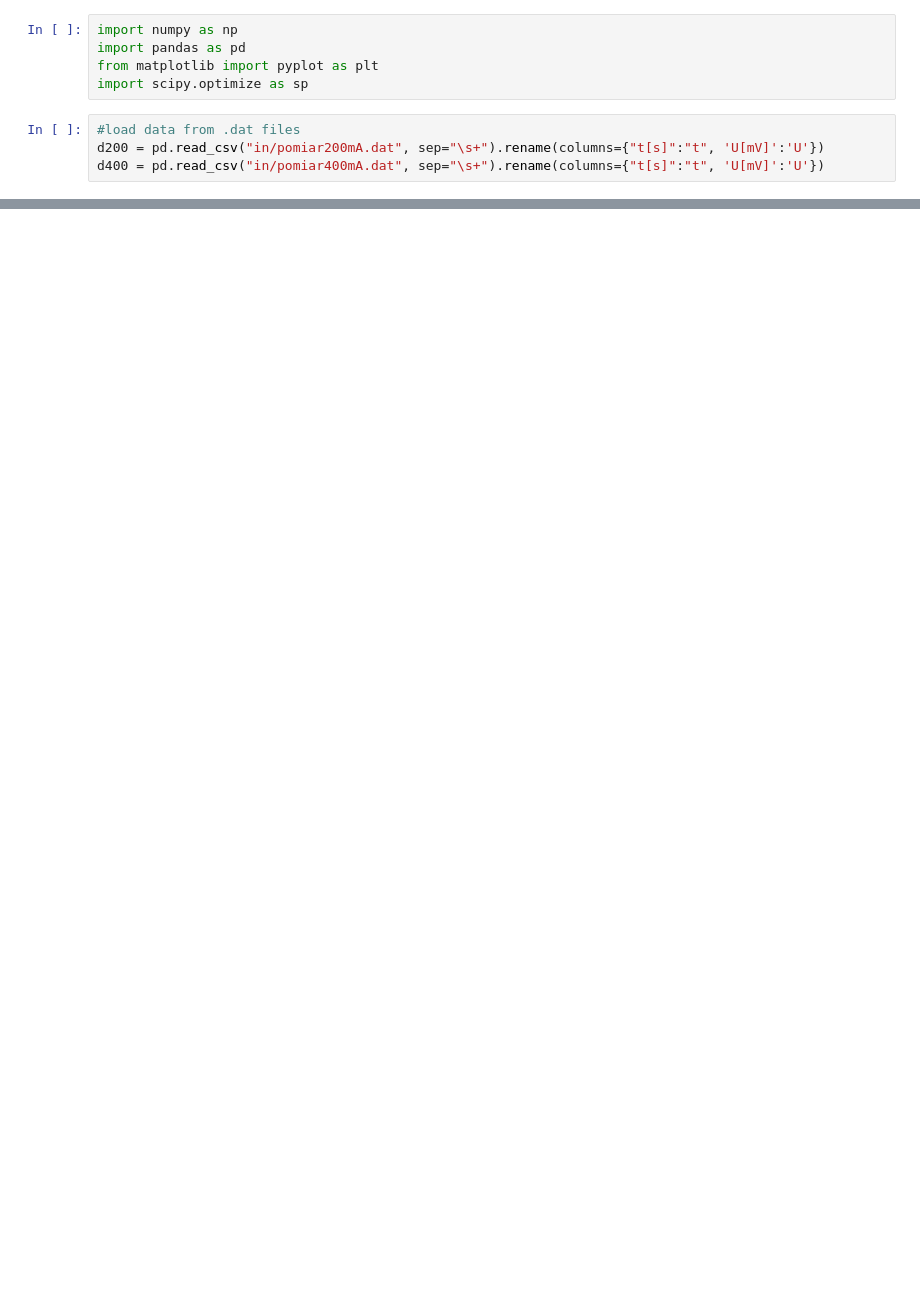
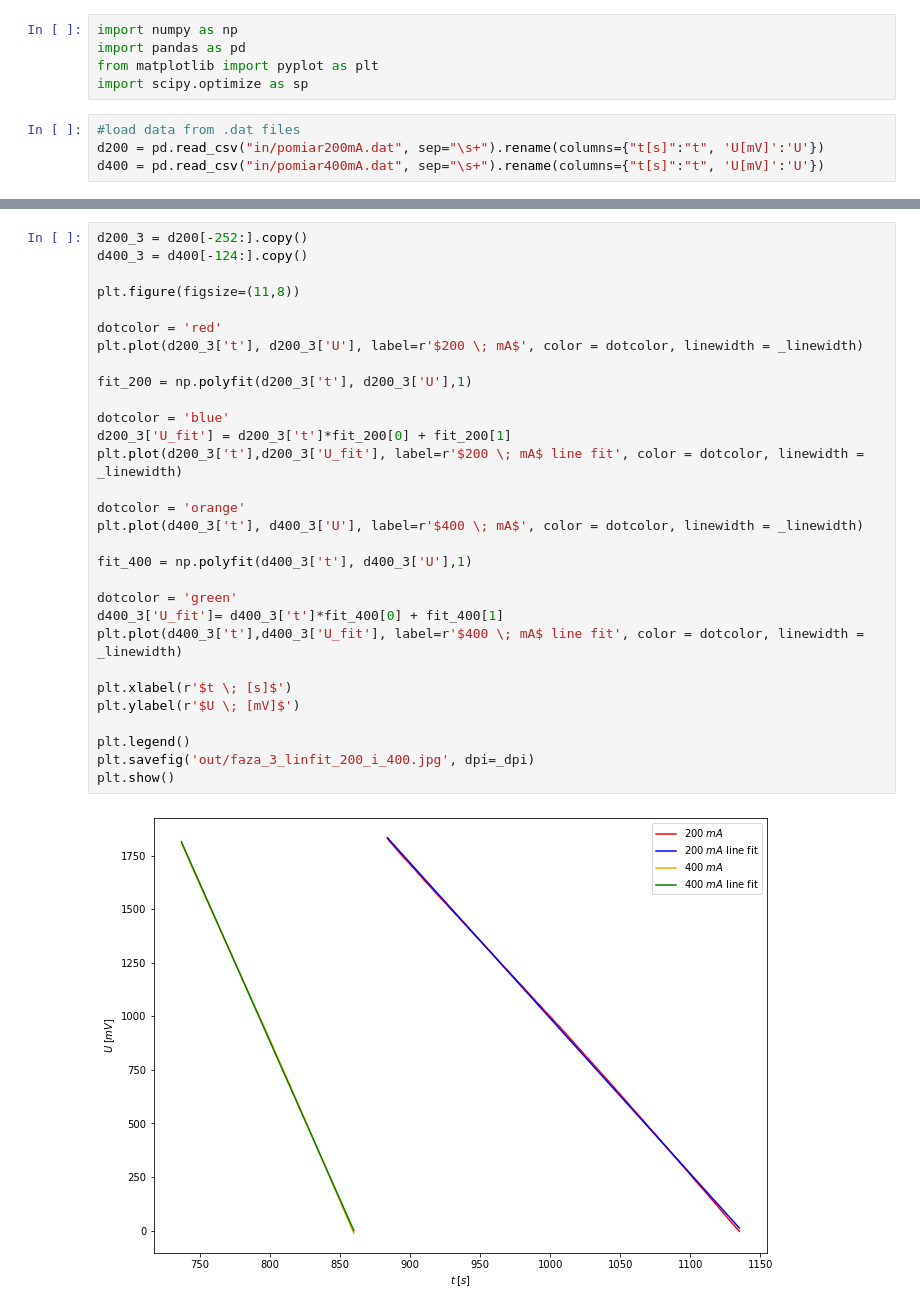
Before and after one commit to ficnawode/fizyka-pw-lab2-data-analysis, a Jupyter notebook: cw16/da.ipynb, the cells around one changed output, grey strips where cells are left out. Saved outputs shown, nothing was run; the diff lists cells and outputs as text; blank space fills up the shorter version.

```diff
--- a/cw16/da.ipynb
+++ b/cw16/da.ipynb
@@ -83,0 +114,32 @@ fit_400 =  [1.28081048e+02 3.87680099e-03 1.82883463e+03]
+# %%
+d200_3 = d200[-252:].copy()
+d400_3 = d400[-124:].copy()
+
+plt.figure(figsize=(11,8))
+
+dotcolor = 'red'
+plt.plot(d200_3['t'], d200_3['U'], label=r'$200 \; mA$', color = dotcolor, linewidth = _linewidth)
+
+fit_200 = np.polyfit(d200_3['t'], d200_3['U'],1)
+
+dotcolor = 'blue'
+d200_3['U_fit'] = d200_3['t']*fit_200[0] + fit_200[1]
+plt.plot(d200_3['t'],d200_3['U_fit'], label=r'$200 \; mA$ line fit', color = dotcolor, linewidth = _linewidth)
+
+dotcolor = 'orange'
+plt.plot(d400_3['t'], d400_3['U'], label=r'$400 \; mA$', color = dotcolor, linewidth = _linewidth)
+
+fit_400 = np.polyfit(d400_3['t'], d400_3['U'],1)
+
+dotcolor = 'green'
+d400_3['U_fit']= d400_3['t']*fit_400[0] + fit_400[1]
+plt.plot(d400_3['t'],d400_3['U_fit'], label=r'$400 \; mA$ line fit', color = dotcolor, linewidth = _linewidth)
+
+plt.xlabel(r'$t \; [s]$')
+plt.ylabel(r'$U \; [mV]$')
+
+plt.legend()
+plt.savefig('out/faza_3_linfit_200_i_400.jpg', dpi=_dpi)
+plt.show()
+# %% [output]
+[figure, added]
```
Also changed, not shown: parts of 5 cells of this notebook, 6 other files.
